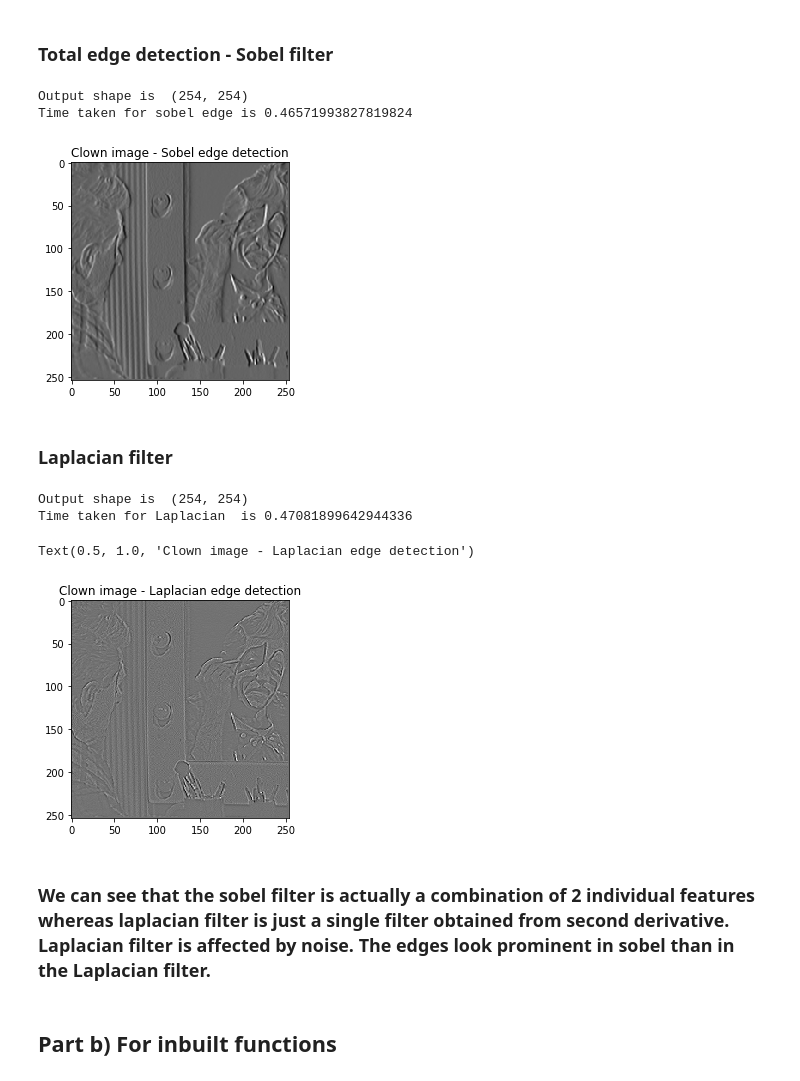
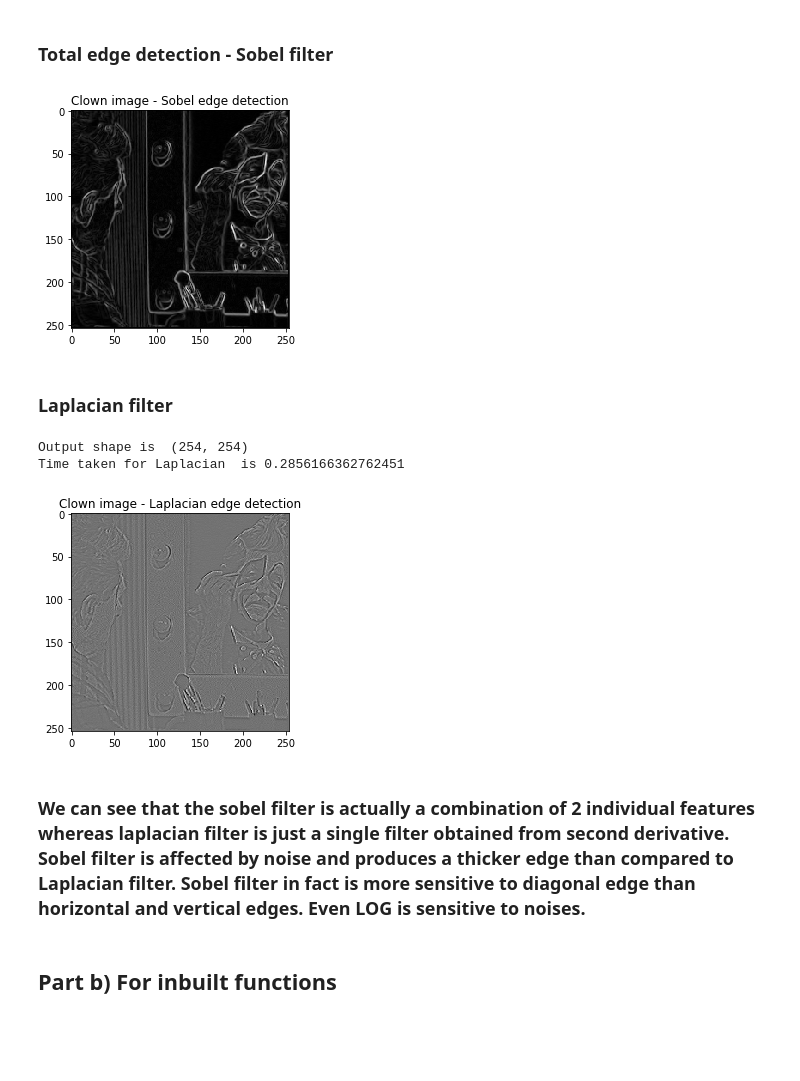
Before and after one commit to Sharath-Ramachandran/DeepLearningAssignments, a Jupyter notebook: Assignment1/Question3.ipynb, the cells around one changed output. Drawn from its saved outputs; the diff is of its cells as text; code cells hidden in the pictures; blank space fills up the shorter version.

```diff
--- a/Assignment1/Question3.ipynb
+++ b/Assignment1/Question3.ipynb
@@ -28,7 +28,7 @@ def my_conv2(image, filters):
             output[i-k1,j-k2]=temp_sum
     return output
 # %%
-image = Image.open('Data/clown.tif').convert('L')
+image = io.imread('Data/clown.tif',as_gray='True')
 # %%
 plt.imshow(image,cmap='gray')
 plt.title('Clown image')
@@ -94,17 +91,12 @@ plt.show()
 ###  Total edge detection - Sobel filter
 # %%
 #result = imageOut_horizontal+imageOut_vertical
-start_time = time.time()
-result = my_conv2(image, sobel_filter)
-end_time = time.time()
-print("Time taken for sobel edge is", end_time-start_time)
+result = np.sqrt(np.square(imageOut_vertical)+np.square(imageOut_horizontal)) #my_conv2(image, sobel_filter)
 plt.imshow(result,cmap='gray')
 plt.title('Clown image - Sobel edge detection')
 plt.show()
 # %% [output]
-Output shape is  (254, 254)
-Time taken for sobel edge is 0.46571993827819824
-[figure, old version]
+[figure, new version]
 # %% [markdown]
 ###  Laplacian filter
 # %%
@@ -114,13 +106,13 @@ end_time = time.time()
 print("Time taken for Laplacian  is", end_time-start_time)
 plt.imshow(imageOut_laplacian,cmap='gray')
 plt.title('Clown image - Laplacian edge detection')
+plt.show()
 # %% [output]
 Output shape is  (254, 254)
-Time taken for Laplacian  is 0.47081899642944336
+Time taken for Laplacian  is 0.2856166362762451
-Text(0.5, 1.0, 'Clown image - Laplacian edge detection')
 [figure]
 # %% [markdown]
-### We can see that the sobel filter is actually a combination of 2 individual features whereas laplacian filter is just a single filter obtained from second derivative. Laplacian filter is affected by noise. The edges look prominent in sobel than in the Laplacian filter.
+### We can see that the sobel filter is actually a combination of 2 individual features whereas laplacian filter is just a single filter obtained from second derivative. Sobel filter is affected by noise and produces a thicker edge than compared to Laplacian filter. Sobel filter in fact is more sensitive to diagonal edge than horizontal and vertical edges.  Even LOG is sensitive to noises.
 # %% [markdown]
 ## Part b) For inbuilt functions
 # %% [markdown]
```
Also changed, not shown: parts of 10 cells of this notebook, 1 other file.
